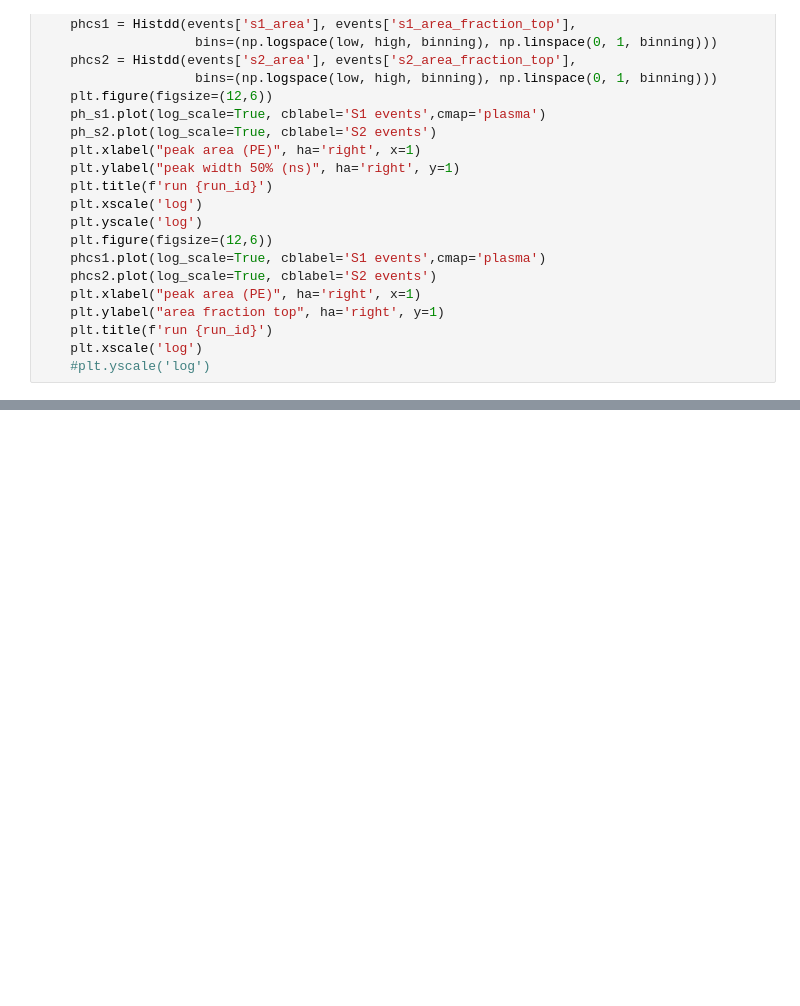
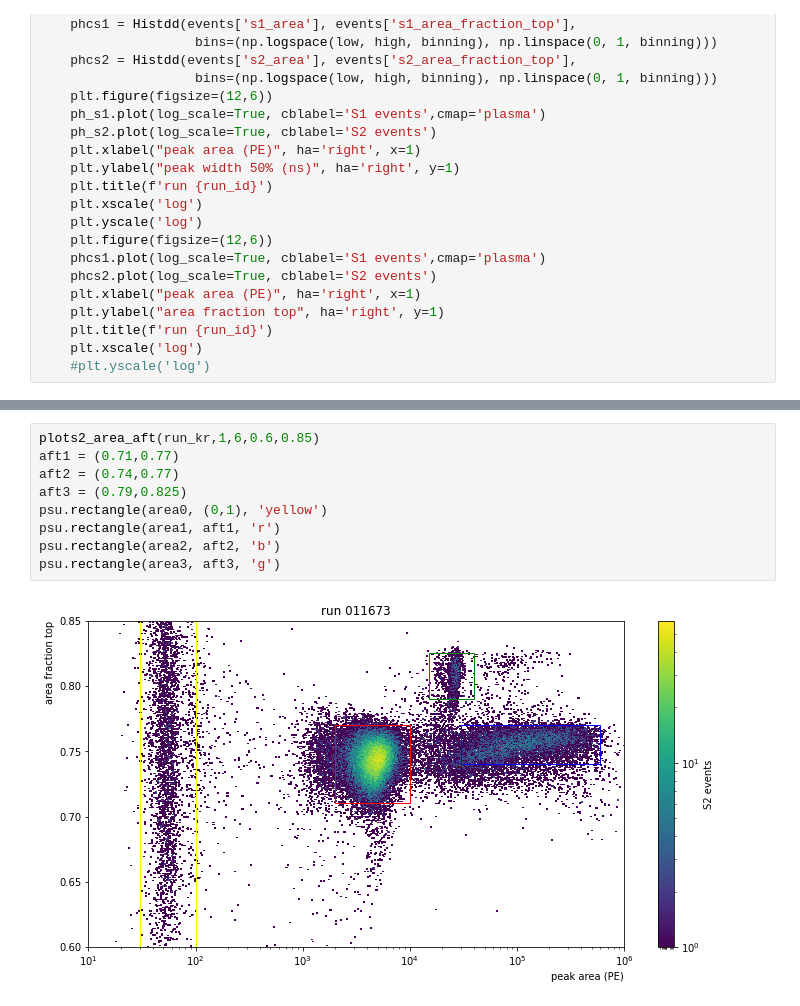
Before and after one commit to valerioda/xenon-note, a Jupyter notebook: fast_response_analysis/bkg-Kr_data-comparison.ipynb, the cells around one changed output, grey strips where cells are left out. Saved outputs shown, nothing was run; the diff lists cells and outputs as text; blank space fills up the shorter version.

```diff
--- a/fast_response_analysis/bkg-Kr_data-comparison.ipynb
+++ b/fast_response_analysis/bkg-Kr_data-comparison.ipynb
@@ -194,0 +266,11 @@ def diffusion_constant(run_id, area_bounds, aft_bounds, width_bounds, fit_range,
+# %%
+plots2_area_aft(run_kr,1,6,0.6,0.85)
+aft1 = (0.71,0.77)
+aft2 = (0.74,0.77)
+aft3 = (0.79,0.825)
+psu.rectangle(area0, (0,1), 'yellow')
+psu.rectangle(area1, aft1, 'r')
+psu.rectangle(area2, aft2, 'b')
+psu.rectangle(area3, aft3, 'g')
+# %% [output]
+[figure, added]
```
Also changed, not shown: parts of 29 cells of this notebook, 3 other files.
